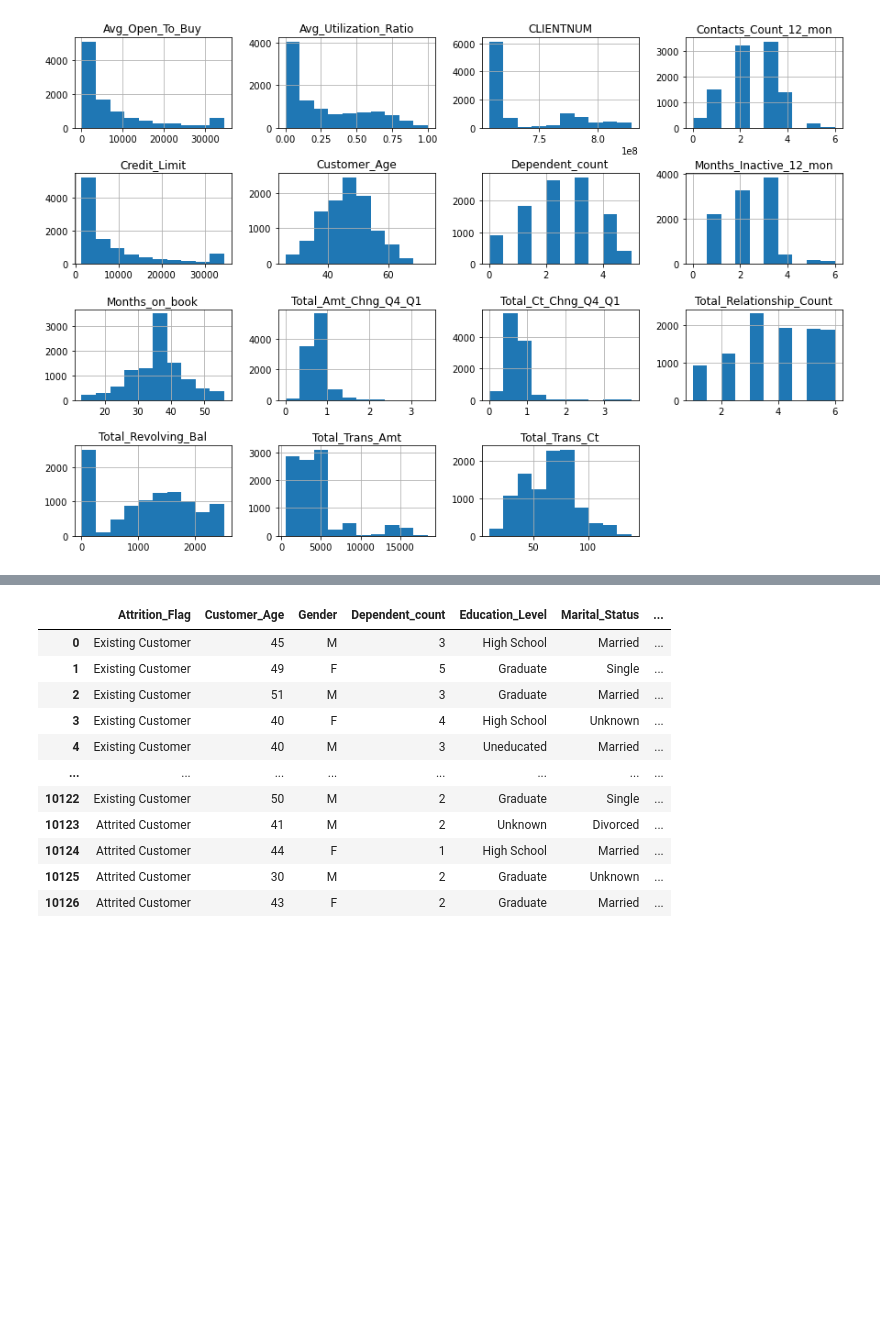
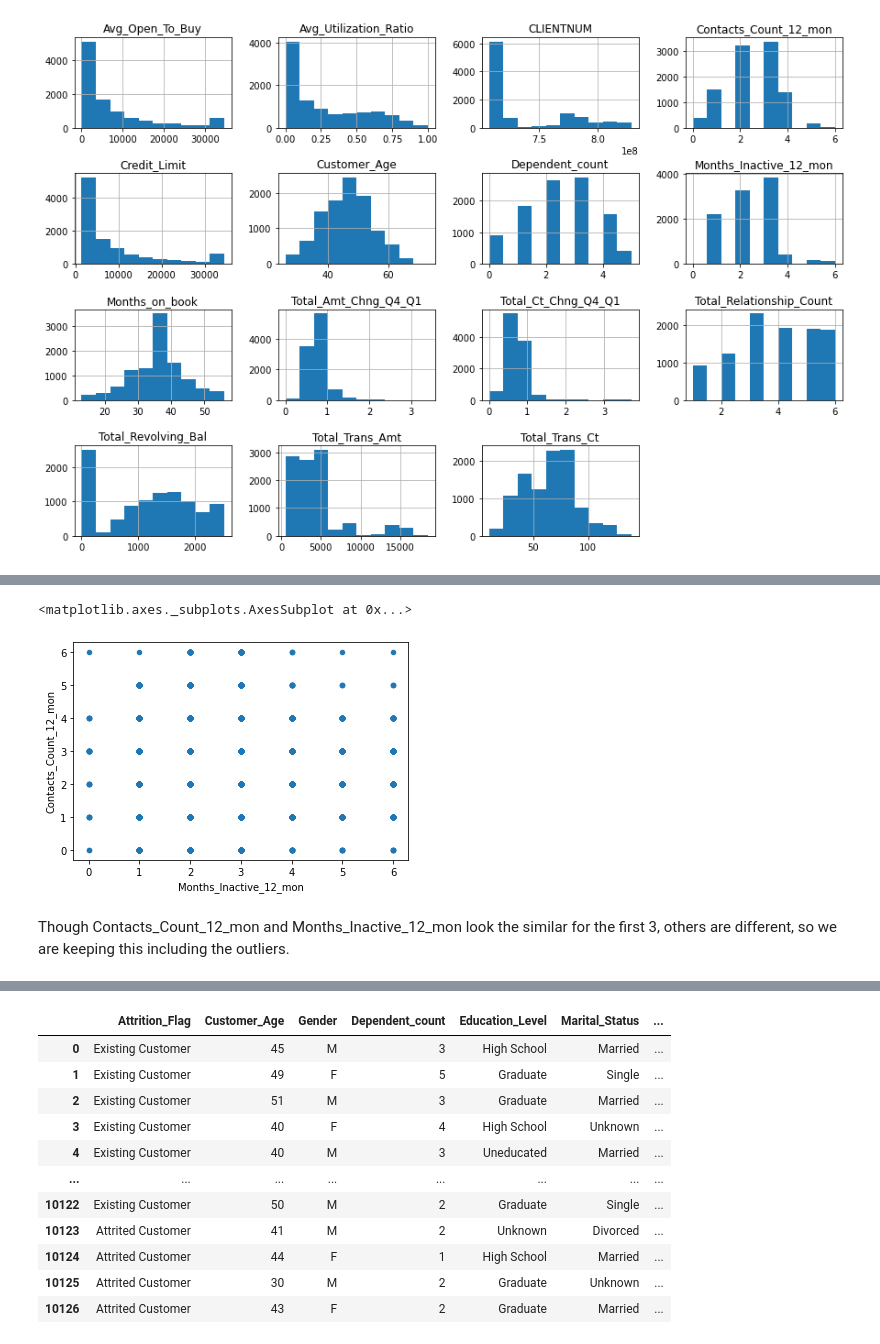
Before and after one commit to padmaparam/Projects, a Jupyter notebook: CustomerChurnPrediction/CustomerChurnDataWrangling.ipynb, the cells around one changed output, grey strips where cells are left out. Saved outputs shown, nothing was run; the diff lists cells and outputs as text; code cells hidden in the pictures; blank space fills up the shorter version.

```diff
--- a/CustomerChurnPrediction/CustomerChurnDataWrangling.ipynb
+++ b/CustomerChurnPrediction/CustomerChurnDataWrangling.ipynb
@@ -97,0 +165,7 @@ plt.subplots_adjust(hspace=0.5)
+# %%
+df.plot.scatter(x='Months_Inactive_12_mon', y='Contacts_Count_12_mon')
+# %% [output]
+<matplotlib.axes._subplots.AxesSubplot at 0x...>
+[figure, added]
+# %% [markdown]
+Though Contacts_Count_12_mon and Months_Inactive_12_mon  look the similar for the first 3, others are different, so we are keeping this including the outliers.
```
Also changed, not shown: parts of 14 cells of this notebook.
